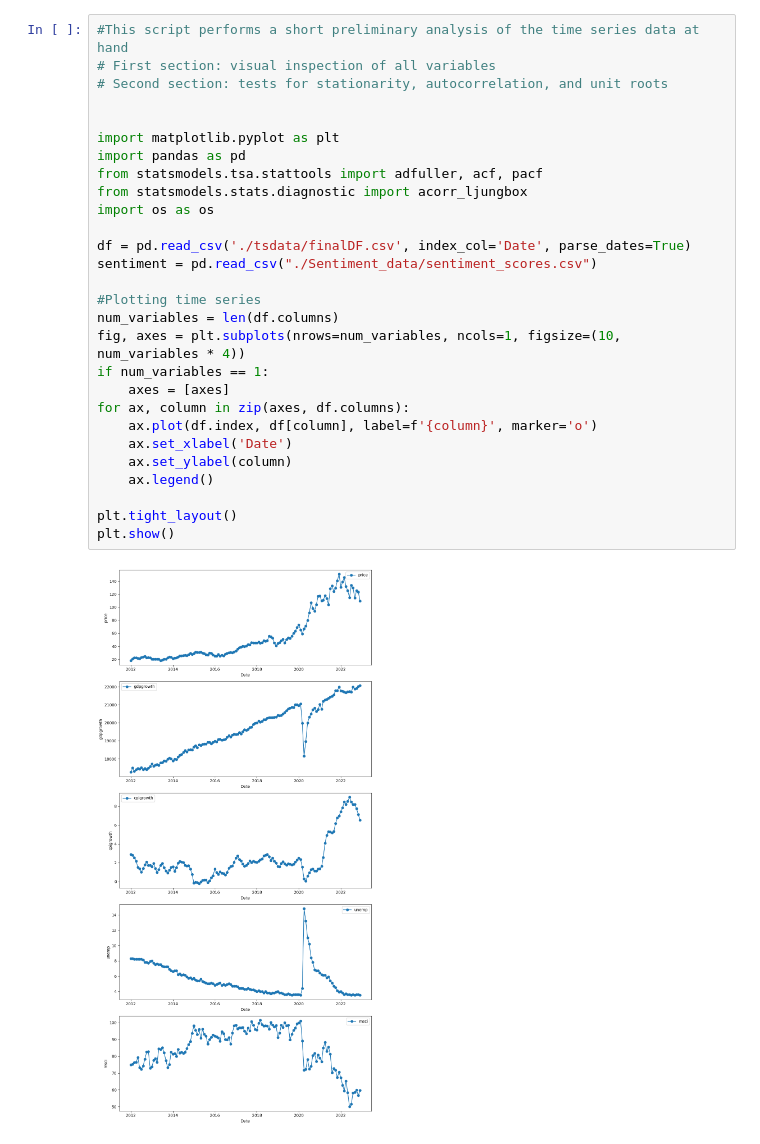
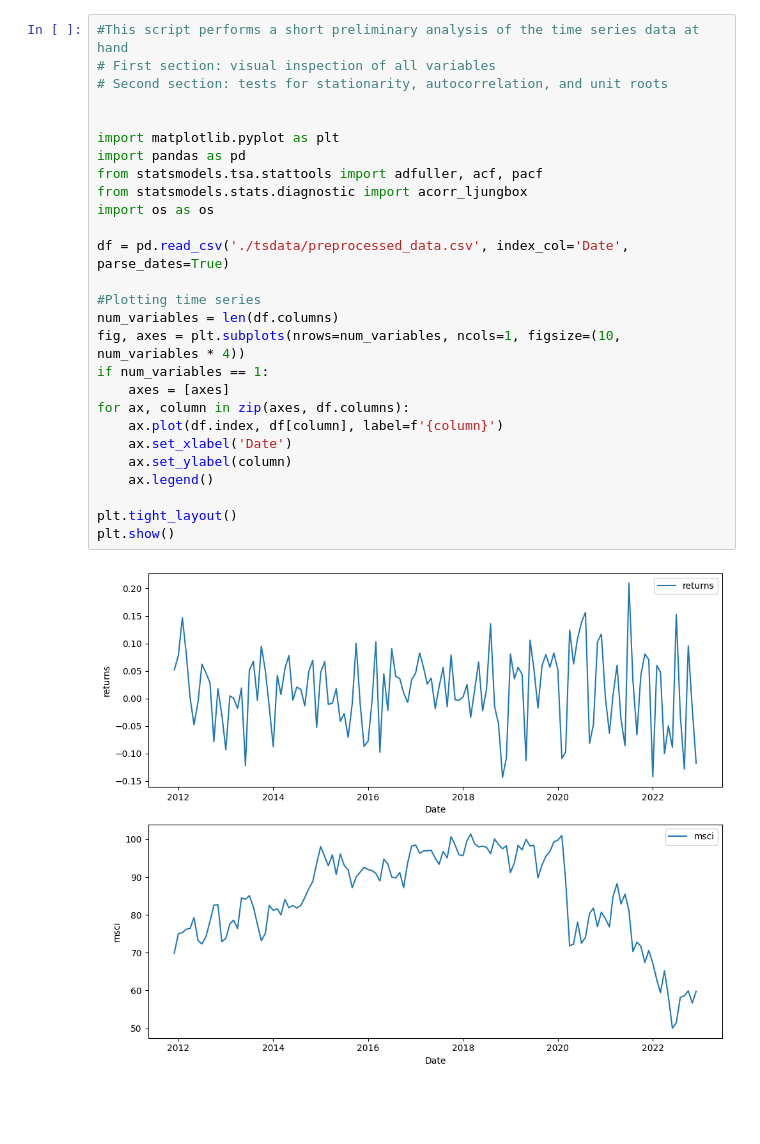
Before and after one commit to MDrschl/SalesEQ, a Jupyter notebook: TimeseriesExploration.ipynb, the cells around one changed output. Saved outputs shown, nothing was run; the diff lists cells and outputs as text; blank space fills up the shorter version.

Commit message:
Further preprocessing of the ts data

```diff
--- a/TimeseriesExploration.ipynb
+++ b/TimeseriesExploration.ipynb
@@ -1,30 +1,29 @@
 # %%
 #This script performs a short preliminary analysis of the time series data at hand
 # First section: visual inspection of all variables
 # Second section: tests for stationarity, autocorrelation, and unit roots
 
 
 import matplotlib.pyplot as plt
 import pandas as pd
 from statsmodels.tsa.stattools import adfuller, acf, pacf
 from statsmodels.stats.diagnostic import acorr_ljungbox
 import os as os
 
-df = pd.read_csv('./tsdata/finalDF.csv', index_col='Date', parse_dates=True)
-sentiment = pd.read_csv("./Sentiment_data/sentiment_scores.csv")
+df = pd.read_csv('./tsdata/preprocessed_data.csv', index_col='Date', parse_dates=True)
 
 #Plotting time series
 num_variables = len(df.columns)
 fig, axes = plt.subplots(nrows=num_variables, ncols=1, figsize=(10, num_variables * 4))
 if num_variables == 1:
     axes = [axes]
 for ax, column in zip(axes, df.columns):
-    ax.plot(df.index, df[column], label=f'{column}', marker='o')
+    ax.plot(df.index, df[column], label=f'{column}')
     ax.set_xlabel('Date')
     ax.set_ylabel(column)
     ax.legend()
 
 plt.tight_layout()
 plt.show()
 # %% [output]
-[figure, old version]
+[figure, new version]
```
Also changed, not shown: parts of 6 cells of this notebook, 6 other files.
